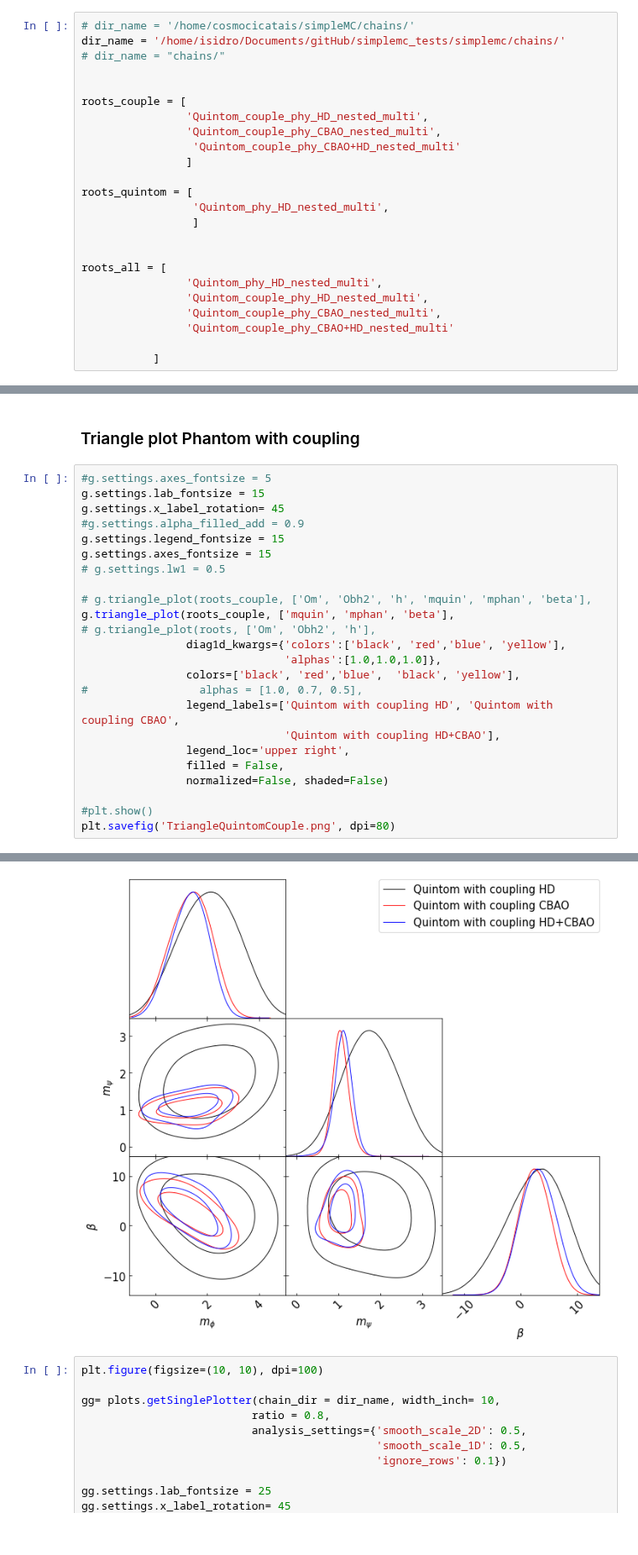
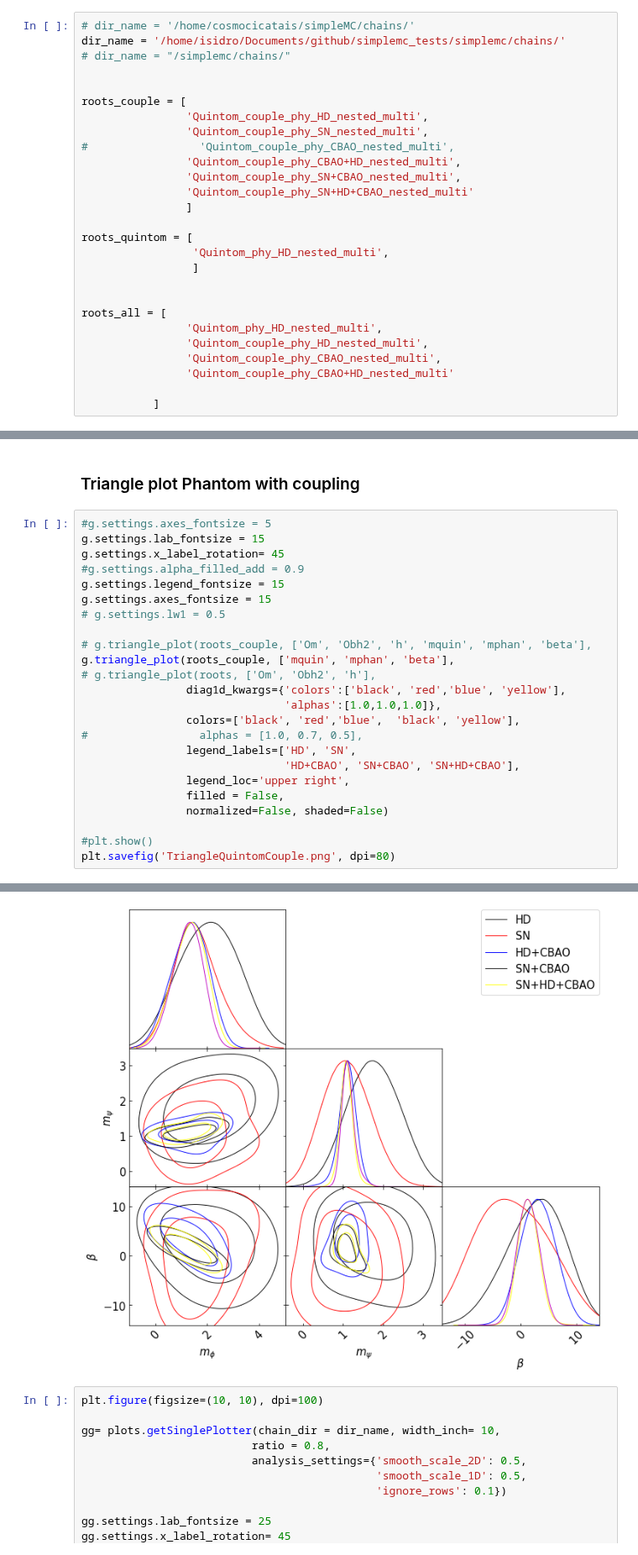
Before and after one commit to igomezv/simplemc_tests, a Jupyter notebook: getdist_Quintom.ipynb, the cells around one changed output, grey strips where cells are left out. Shown at 84% size. Saved outputs shown, nothing was run; the diff lists cells and outputs as text.

Commit message:
update quintom notebook

```diff
--- a/getdist_Quintom.ipynb
+++ b/getdist_Quintom.ipynb
@@ -15,14 +15,17 @@ matplotlib.use('TkAgg')
 %matplotlib inline
 # %%
 # dir_name = '/home/cosmocicatais/simpleMC/chains/'
-dir_name = '/home/isidro/Documents/gitHub/simplemc_tests/simplemc/chains/'
-# dir_name = "chains/"
+dir_name = '/home/isidro/Documents/github/simplemc_tests/simplemc/chains/'
+# dir_name = "/simplemc/chains/"
 
 
 roots_couple = [
                 'Quintom_couple_phy_HD_nested_multi',
-                'Quintom_couple_phy_CBAO_nested_multi',
-                 'Quintom_couple_phy_CBAO+HD_nested_multi'
+                'Quintom_couple_phy_SN_nested_multi',
+#                 'Quintom_couple_phy_CBAO_nested_multi',
+                'Quintom_couple_phy_CBAO+HD_nested_multi',
+                'Quintom_couple_phy_SN+CBAO_nested_multi',
+                'Quintom_couple_phy_SN+HD+CBAO_nested_multi'
                 ]
 
 roots_quintom = [
@@ -63,8 +66,8 @@ g.triangle_plot(roots_couple, ['mquin', 'mphan', 'beta'],
                                'alphas':[1.0,1.0,1.0]},
                 colors=['black', 'red','blue',  'black', 'yellow'],
 #                 alphas = [1.0, 0.7, 0.5],
-                legend_labels=['Quintom with coupling HD', 'Quintom with coupling CBAO',
-                               'Quintom with coupling HD+CBAO'],
+                legend_labels=['HD', 'SN',
+                               'HD+CBAO', 'SN+CBAO', 'SN+HD+CBAO'],
                 legend_loc='upper right',
                 filled = False,
                 normalized=False, shaded=False)
@@ -78,4 +78,4 @@ Removed 0.1 as burn in
-[figure, old version]
+[figure, new version]
 # %%
 plt.figure(figsize=(10, 10), dpi=100)
 
```
Also changed, not shown: parts of 1 cell of this notebook.
